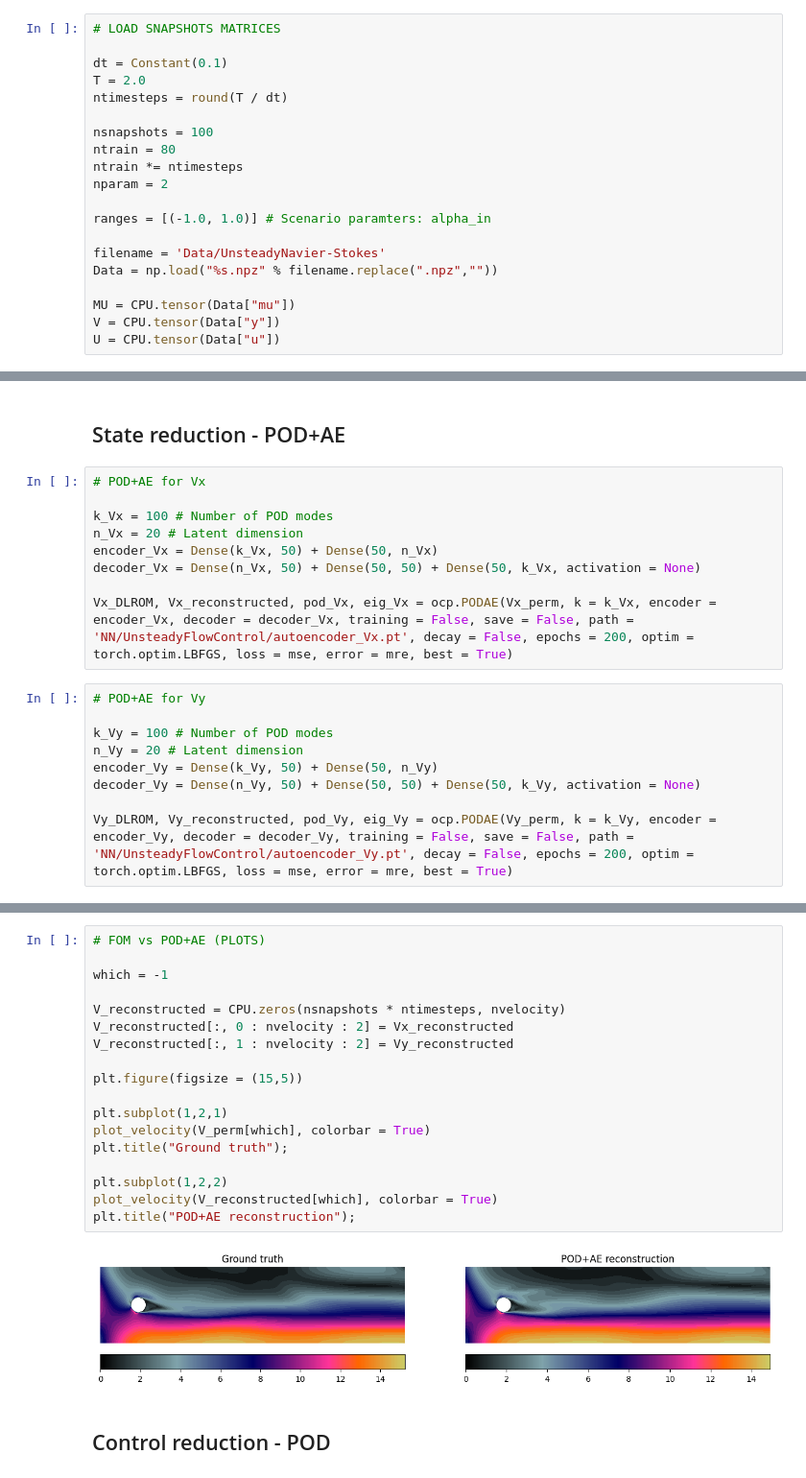
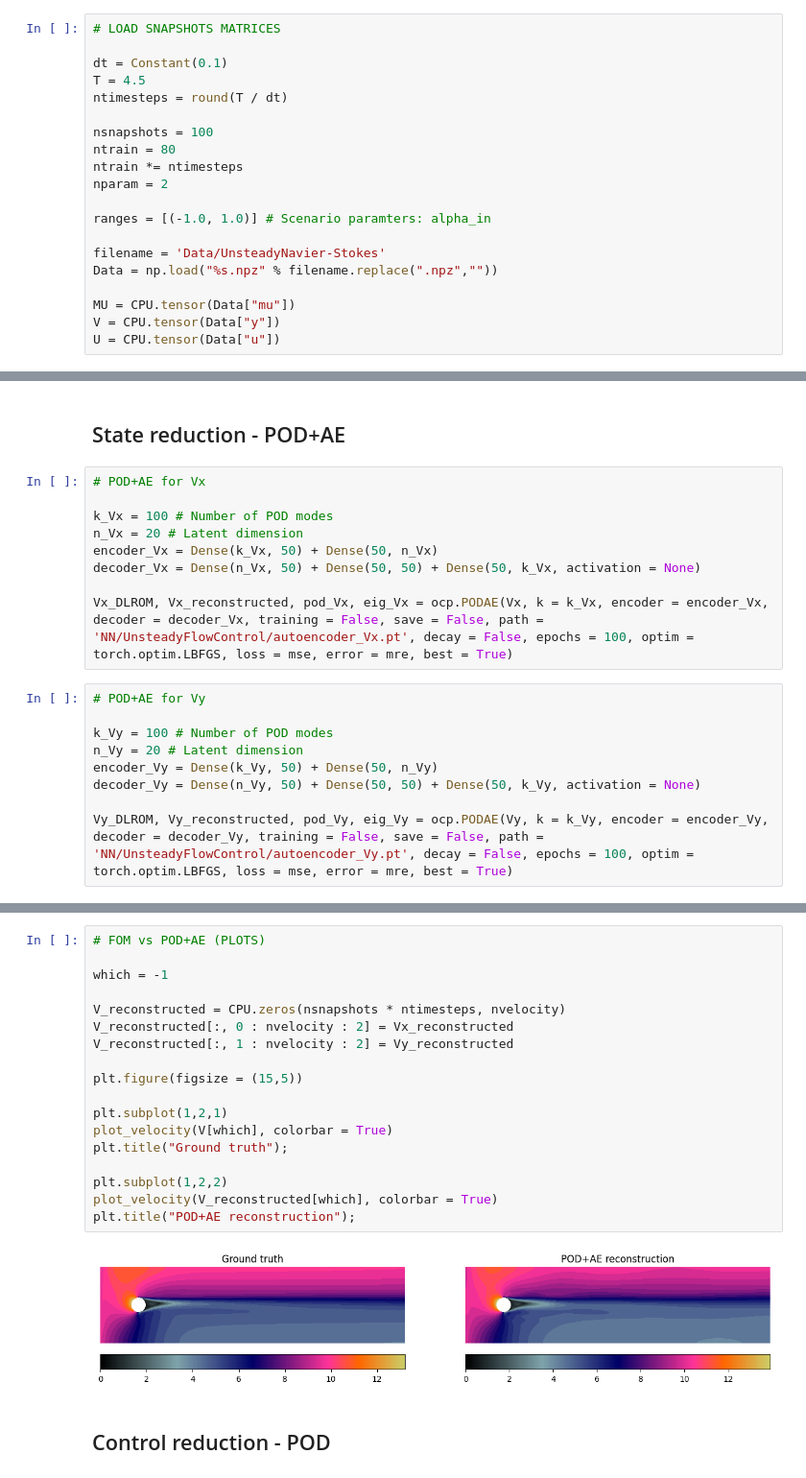
Before and after one commit to MatteoTomasetto/OCP-DL-ROM, a Jupyter notebook: UnsteadyFlowControl.ipynb, the cells around one changed output, grey strips where cells are left out. Shown at 96% size. Saved outputs shown, nothing was run; the diff lists cells and outputs as text.

```diff
--- a/UnsteadyFlowControl.ipynb
+++ b/UnsteadyFlowControl.ipynb
@@ -360,7 +360,7 @@ snapshots(nsnapshots, sampler, core = CPU, verbose = True, filename = 'Data/Unst
 # LOAD SNAPSHOTS MATRICES
 
 dt = Constant(0.1)
-T = 2.0
+T = 4.5
 ntimesteps = round(T / dt)
 
 nsnapshots = 100
@@ -532,7 +522,7 @@ n_Vx = 20 # Latent dimension
 encoder_Vx = Dense(k_Vx, 50) + Dense(50, n_Vx)
 decoder_Vx = Dense(n_Vx, 50) + Dense(50, 50) + Dense(50, k_Vx, activation = None)
 
-Vx_DLROM, Vx_reconstructed, pod_Vx, eig_Vx = ocp.PODAE(Vx_perm, k = k_Vx, encoder = encoder_Vx, decoder = decoder_Vx, training = False, save = False, path = 'NN/UnsteadyFlowControl/autoencoder_Vx.pt', decay = False, epochs = 200, optim = torch.optim.LBFGS, loss = mse, error = mre, best = True)
+Vx_DLROM, Vx_reconstructed, pod_Vx, eig_Vx = ocp.PODAE(Vx, k = k_Vx, encoder = encoder_Vx, decoder = decoder_Vx, training = False, save = False, path = 'NN/UnsteadyFlowControl/autoencoder_Vx.pt', decay = False, epochs = 100, optim = torch.optim.LBFGS, loss = mse, error = mre, best = True)
 # %%
 # POD+AE for Vy
 
@@ -541,7 +531,7 @@ n_Vy = 20 # Latent dimension
 encoder_Vy = Dense(k_Vy, 50) + Dense(50, n_Vy)
 decoder_Vy = Dense(n_Vy, 50) + Dense(50, 50) + Dense(50, k_Vy, activation = None)
 
-Vy_DLROM, Vy_reconstructed, pod_Vy, eig_Vy = ocp.PODAE(Vy_perm, k = k_Vy, encoder = encoder_Vy, decoder = decoder_Vy, training = False, save = False, path = 'NN/UnsteadyFlowControl/autoencoder_Vy.pt', decay = False, epochs = 200, optim = torch.optim.LBFGS, loss = mse, error = mre, best = True)
+Vy_DLROM, Vy_reconstructed, pod_Vy, eig_Vy = ocp.PODAE(Vy, k = k_Vy, encoder = encoder_Vy, decoder = decoder_Vy, training = False, save = False, path = 'NN/UnsteadyFlowControl/autoencoder_Vy.pt', decay = False, epochs = 100, optim = torch.optim.LBFGS, loss = mse, error = mre, best = True)
 # %%
 # POD+AE RECONSTRUCTION ERRORS ON TEST DATA
 
@@ -555,23 +545,23 @@ L2 mean relative error on V: 4.65%.
 # %%
 # FOM vs POD+AE (PLOTS)
 
 which = -1
 
 V_reconstructed = CPU.zeros(nsnapshots * ntimesteps, nvelocity)
 V_reconstructed[:, 0 : nvelocity : 2] = Vx_reconstructed
 V_reconstructed[:, 1 : nvelocity : 2] = Vy_reconstructed
 
 plt.figure(figsize = (15,5))
 
 plt.subplot(1,2,1)
-plot_velocity(V_perm[which], colorbar = True)
+plot_velocity(V[which], colorbar = True)
 plt.title("Ground truth");
 
 plt.subplot(1,2,2)
 plot_velocity(V_reconstructed[which], colorbar = True)
 plt.title("POD+AE reconstruction");
 # %% [output]
-[figure, old version]
+[figure, new version]
 # %% [markdown]
 ## Control reduction - POD
 # %%
```
Also changed, not shown: parts of 26 cells of this notebook, 10 other files.
